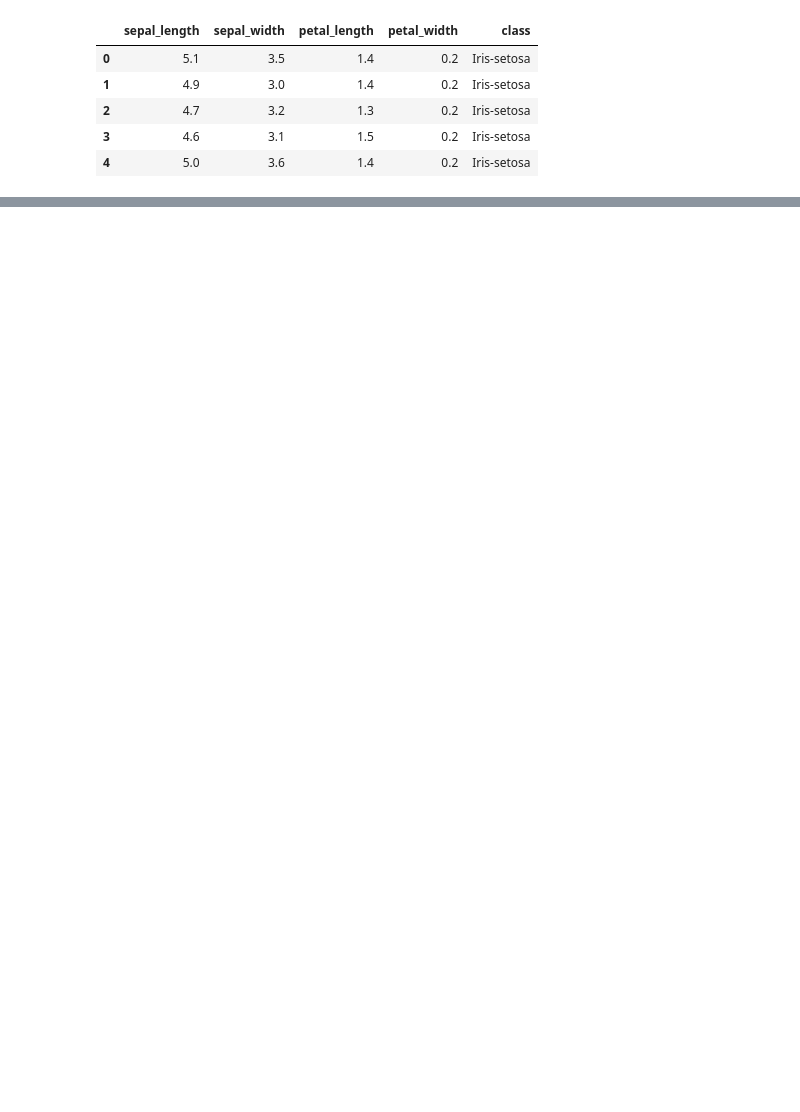
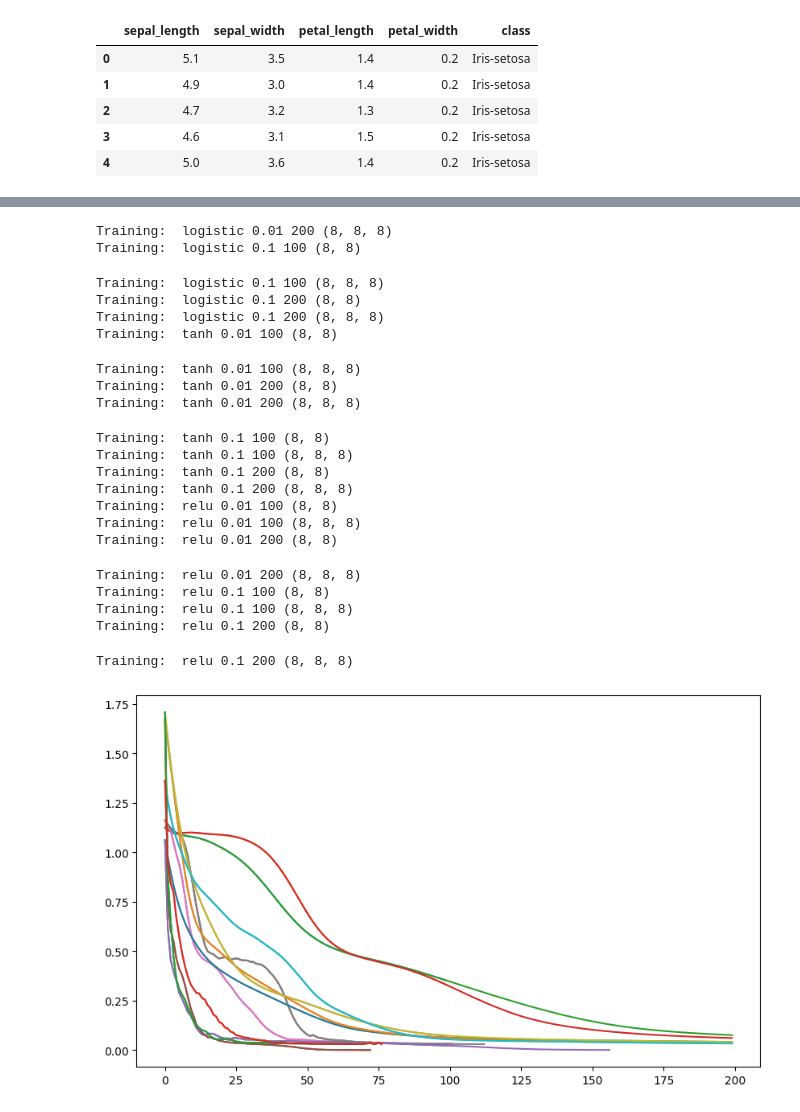
Before and after one commit to Kumud-Arora/CS4375-neural-networks, a Jupyter notebook: neural_networks.ipynb, the cells around one changed output, grey strips where cells are left out. Cells and saved outputs as stored; diff of their text form; code cells hidden in the pictures; blank space fills up the shorter version.

Commit message:
feat: add training loop for hyperparameter tuning with performance tracking and loss curve plotting

```diff
--- a/neural_networks.ipynb
+++ b/neural_networks.ipynb
@@ -72,6 +72,8 @@ def preprocessing(df):
   X_test = scaler.transform(X_test)
 
   return X_train, X_test, Y_train, Y_test
+
+X_train, X_test, Y_train, Y_test = preprocessing(df)
 # %%
 # Creating neural network function
 
@@ -97,10 +99,62 @@ def create_neural_network(hidden_layers, activation, learning_rate, epochs):
 activations = ['logistic', 'tanh', 'relu']
 
 # learning rates for gradient descent
-learning_rate = [0.01, 0.1]
+learning_rates = [0.01, 0.1]
 
 # number of training iterations
 max_iterations = [100, 200] # also known as epochs
 
 # hidden layer lists
 hidden_layers_list = [(8,8), (8,8,8)]
+# %%
+# Training loop
+# Training the neural network for any combo of hyperparameters defined above. Performance of each model is saved for comparison
+
+results =[]
+histories = []
+
+plt.figure(figsize=(10, 6))
+
+# iterating through each hyperparameter combo
+for activation in activations:
+    for learning_rate in learning_rates:
+        for max_iter in max_iterations:
+          for layer in hidden_layers_list:
+            print("Training: ", activation, learning_rate, max_iter, layer)
+
+            # create a model with these hyperparementers
+            model = create_neural_network(layer, activation, learning_rate, max_iter)
+
+            # Train the neural network
+            model.fit(X_train, Y_train)
+
+            # Predictions
+            train_predictions = model.predict(X_train)
+            test_predictions = model.predict(X_test)
+
+            # Metrics
+
+            # Accuracy
+            train_accuracy = accuracy_score(Y_train, train_predictions)
+            test_accuracy = accuracy_score(Y_test, test_predictions)
+
+
+            # Mean squared error
+            train_mse = mean_squared_error(Y_train, train_predictions)
+            test_mse = mean_squared_error(Y_test, test_predictions)
+
+            # saving results
+            results.append([
+                    activation,
+                    learning_rate,
+                    max_iter,
+                    layer,
+                    train_accuracy,
+                    test_accuracy,
+                    train_mse,
+                    test_mse
+                ])
+
+            # plot training loss curve
+            plt.plot(model.loss_curve_, label=f'{activation} {learning_rate} {max_iter} {layer}')
+# %% [output]
@@ -106,0 +164,22 @@ hidden_layers_list = [(8,8), (8,8,8)]
+Training:  logistic 0.01 200 (8, 8, 8)
+Training:  logistic 0.1 100 (8, 8)
+Training:  logistic 0.1 100 (8, 8, 8)
+Training:  logistic 0.1 200 (8, 8)
+Training:  logistic 0.1 200 (8, 8, 8)
+Training:  tanh 0.01 100 (8, 8)
+Training:  tanh 0.01 100 (8, 8, 8)
+Training:  tanh 0.01 200 (8, 8)
+Training:  tanh 0.01 200 (8, 8, 8)
+Training:  tanh 0.1 100 (8, 8)
+Training:  tanh 0.1 100 (8, 8, 8)
+Training:  tanh 0.1 200 (8, 8)
+Training:  tanh 0.1 200 (8, 8, 8)
+Training:  relu 0.01 100 (8, 8)
+Training:  relu 0.01 100 (8, 8, 8)
+Training:  relu 0.01 200 (8, 8)
+Training:  relu 0.01 200 (8, 8, 8)
+Training:  relu 0.1 100 (8, 8)
+Training:  relu 0.1 100 (8, 8, 8)
+Training:  relu 0.1 200 (8, 8)
+Training:  relu 0.1 200 (8, 8, 8)
+[figure, added]
```
Also changed, not shown: parts of 3 cells of this notebook.
